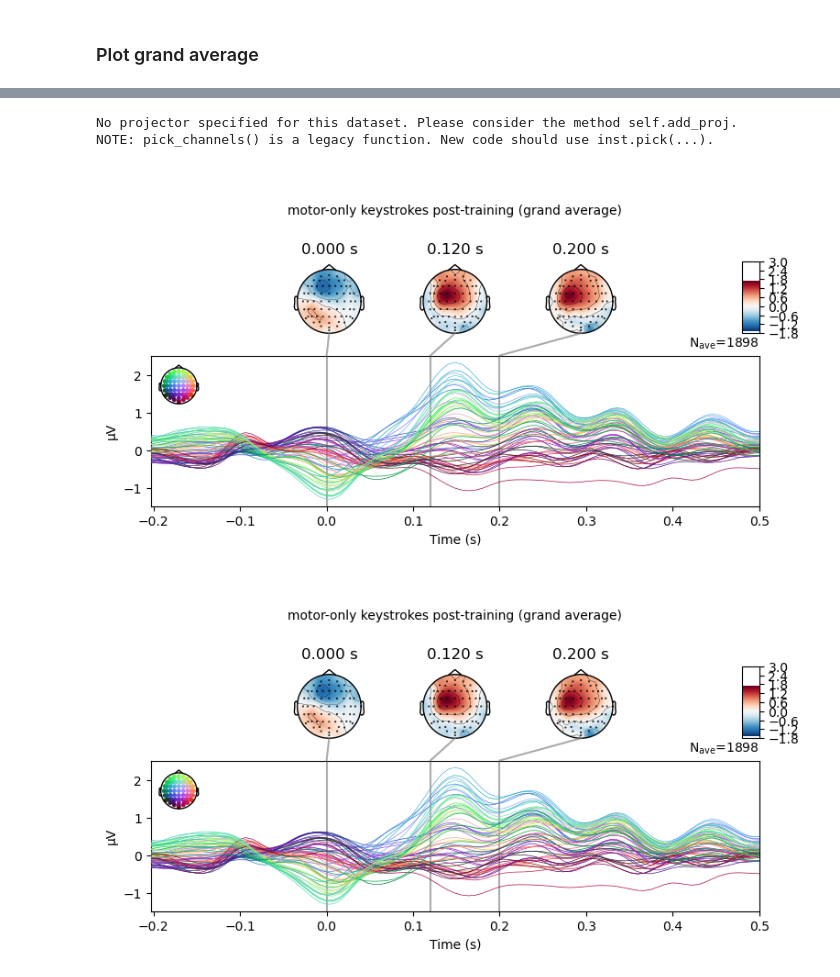
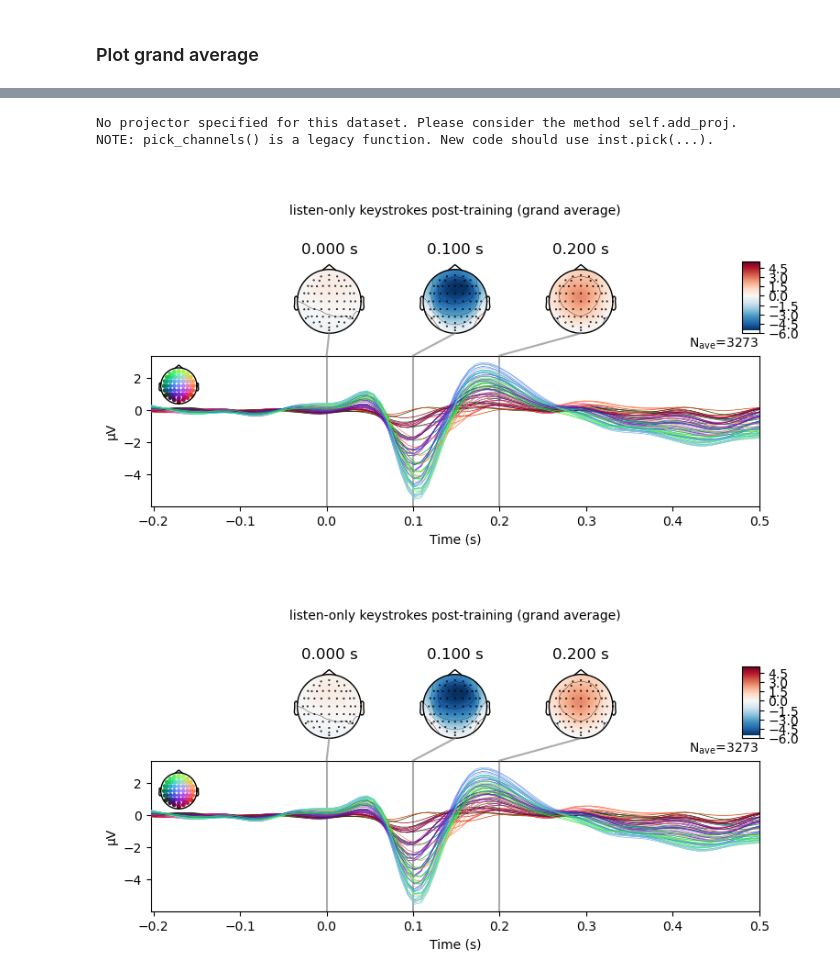
Before and after one commit to haiqin-zhang/AM-EEG, a Jupyter notebook: pipelines_LM/ave_ERPs.ipynb, the cells around one changed output, grey strips where cells are left out. Drawn from its saved outputs; the diff is of its cells as text; code cells hidden in the pictures.

```diff
--- a/pipelines_LM/ave_ERPs.ipynb
+++ b/pipelines_LM/ave_ERPs.ipynb
@@ -13,12 +20,26 @@ import os
 #           PARAMETERS
 #-----------------------------
 
-subjects_to_process = ['05', '06', '07', '08', '09', '10', '11']
-task = 'motor'
+
+good_listen_subjects = ['01', '02', '04', '05', '06', '07', '08', '09', '10', '11', '12']
+good_motor_subjects = ['01', '04', '05', '06', '07', '08', '09', '10', '11', '12']
+all_subjects = ['01', '02', '03', '04', '05', '06', '07', '08', '09', '10', '11', '12']
+
+subjects_to_process = good_motor_subjects
+task = 'listen'
 
 
 evoked_dir = f'/Users/cindyzhang/Documents/M2/Audiomotor_Piano/AM-EEG/analysis_{task}/{task}_ERP_data'
 epochs_dir = f'/Users/cindyzhang/Documents/M2/Audiomotor_Piano/AM-EEG/analysis_{task}/{task}_epochs_data'
+
+
+
+#get channel names
+with open('../utils/ch_names.pkl', 'rb') as file:
+    ch_names_all = pickle.load(file)
+
+ch_names_72 = ch_names_all[0:72]
+downfreq = 128
 # %% [markdown]
 #### TO DO: take equal subsets from each participant?
 # %%
@@ -125,7 +163,7 @@ NOTE: pick_channels() is a legacy function. New code should use inst.pick(...).
 # %%
-concat_evoked_post.plot_joint(times =[ 0, 0.12, 0.2], title= f'{task}-only keystrokes post-training (grand average)')
+concat_evoked_post.plot_joint(times =[ 0, 0.1, 0.2], title= f'{task}-only keystrokes post-training (grand average)')
 # %% [output]
 No projector specified for this dataset. Please consider the method self.add_proj.
 NOTE: pick_channels() is a legacy function. New code should use inst.pick(...).
-[figure, old version]
+[figure, new version]
-[figure, old version]
+[figure, new version]
```
Also changed, not shown: parts of 10 cells of this notebook, 8 other files.
